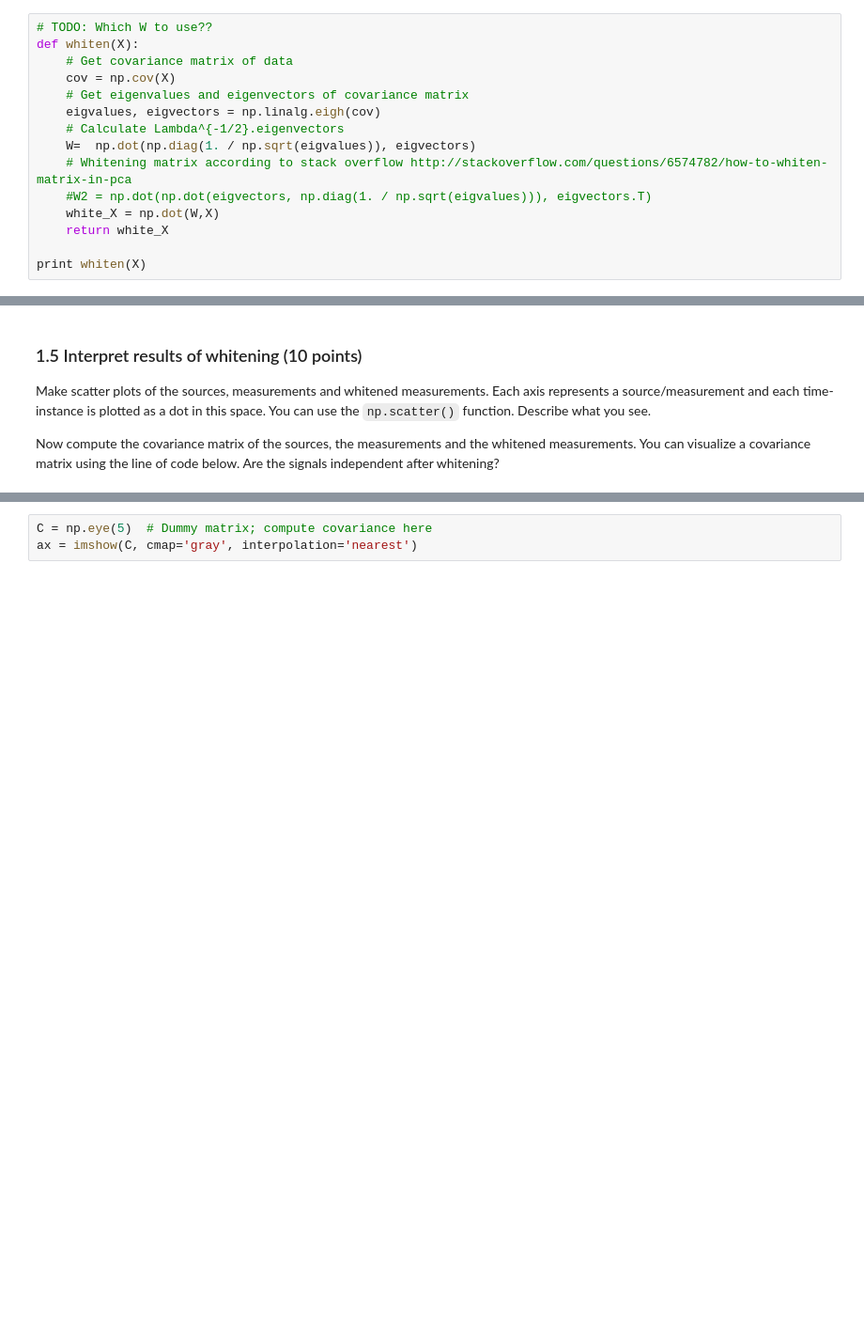
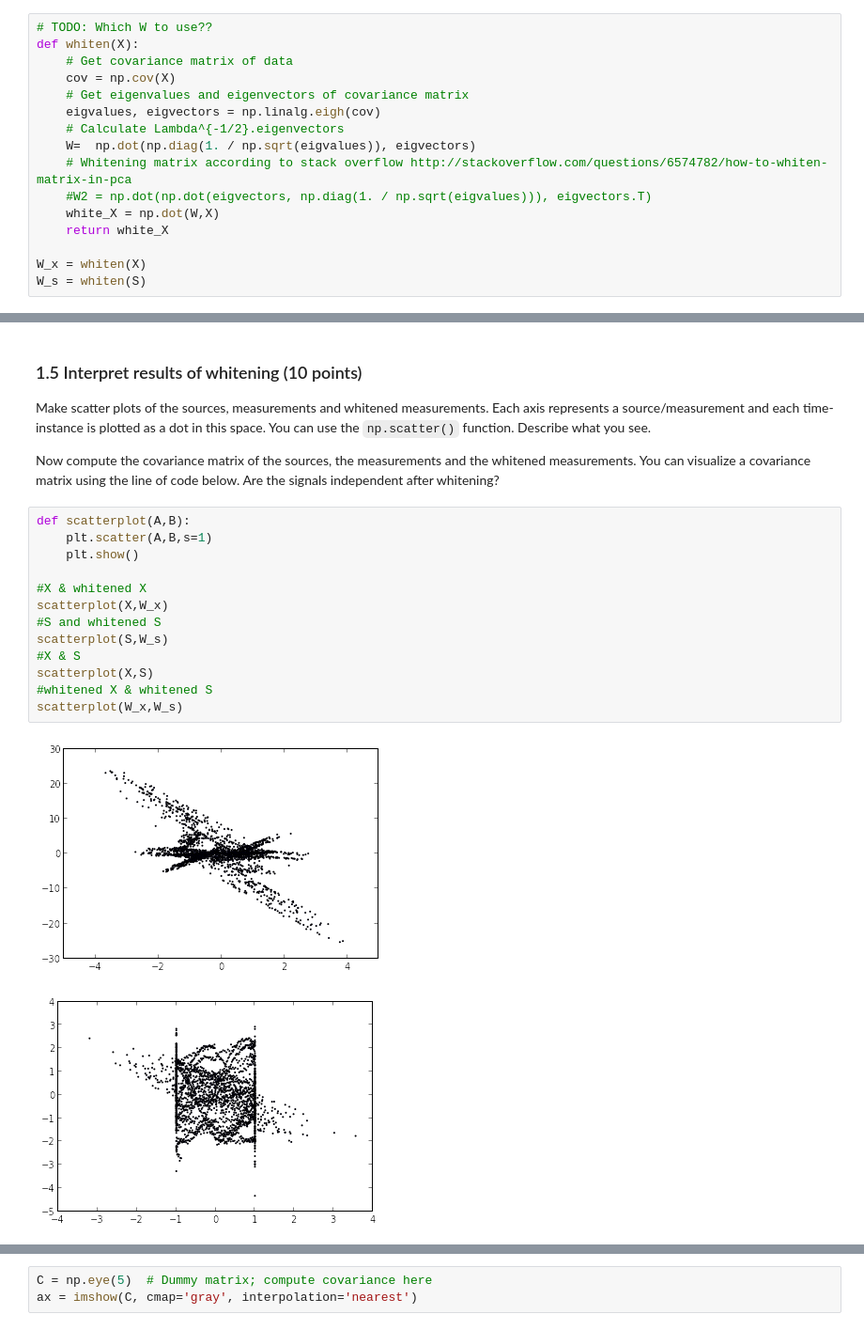
Before and after one commit to sagieske/ml2, a Jupyter notebook: lab1.ipynb, the cells around one changed output, grey strips where cells are left out. Shown: that part at 94% size. Saved outputs shown, nothing was run; the diff lists cells and outputs as text; blank space fills up the shorter version.

Commit message:
Scatterplots I think

```diff
--- a/lab1.ipynb
+++ b/lab1.ipynb
@@ -305,4 +305,5 @@ def whiten(X):
     white_X = np.dot(W,X)
     return white_X
 
-print whiten(X)
+W_x = whiten(X)
+W_s = whiten(S)
@@ -322,3 +312,19 @@ print whiten(X)
 Make scatter plots of the sources, measurements and whitened measurements. Each axis represents a source/measurement and each time-instance is plotted as a dot in this space. You can use the `np.scatter()` function. Describe what you see.
 
 Now compute the covariance matrix of the sources, the measurements and the whitened measurements. You can visualize a covariance matrix using the line of code below. Are the signals independent after whitening?
+# %%
+def scatterplot(A,B):
+    plt.scatter(A,B,s=1)
+    plt.show()
+
+#X & whitened X
+scatterplot(X,W_x)
+#S and whitened S
+scatterplot(S,W_s)
+#X & S
+scatterplot(X,S)
+#whitened X & whitened S
+scatterplot(W_x,W_s)
+# %% [output]
+[figure, added]
+[figure, added]
```
Also changed, not shown: parts of 2 cells of this notebook.
